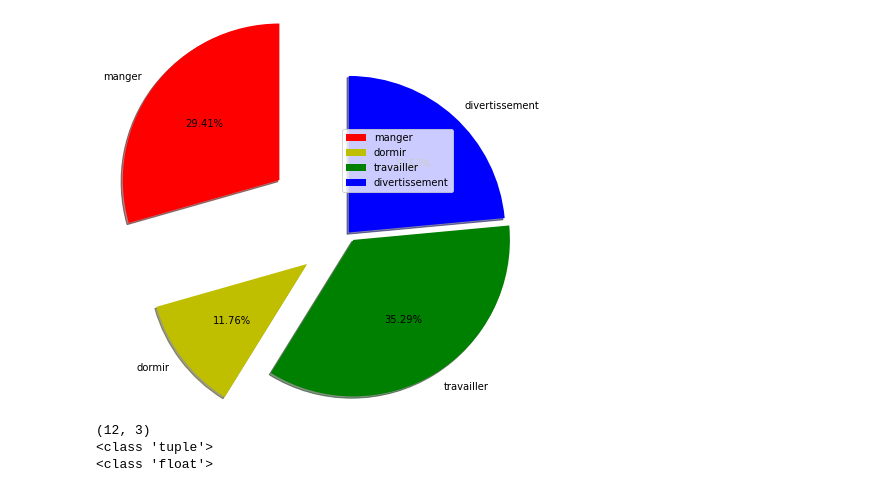
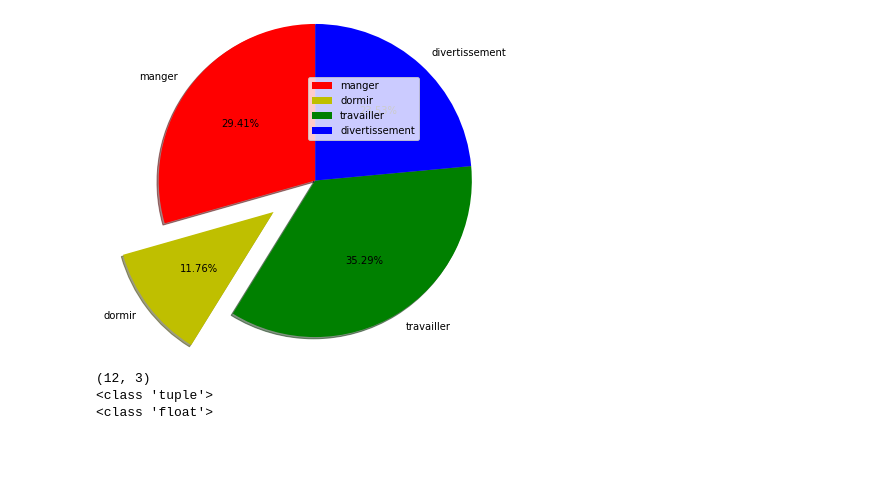
Before and after one commit to nabilgr/TP_26_07_2022, a Jupyter notebook: Untitled0.ipynb, the cells around one changed output. Saved outputs shown, nothing was run; the diff lists cells and outputs as text; code cells hidden in the pictures; blank space fills up the shorter version.

```diff
--- a/Untitled0.ipynb
+++ b/Untitled0.ipynb
@@ -3,15 +3,15 @@
 # %%
 import matplotlib.pyplot as plt
 activities = ['manger', 'dormir', 'travailler', 'divertissement']
 slices = [5, 2, 6, 4]
 colors = ['r', 'y', 'g', 'b']
 plt.pie(slices, labels = activities, colors=colors,
-startangle=90, shadow = True, explode = (1, 0.6, 0.1, 0),
+startangle=90, shadow = True, explode = (0, 0.6, 0, 0),
 radius = 1.8, autopct = '%1.2f%%')
 plt.legend()
 plt.show()
 # %% [output]
-[figure, old version]
+[figure, new version]
 # %%
 x=12,3
 print(x)
```
Also changed, not shown: parts of 2 cells of this notebook.
